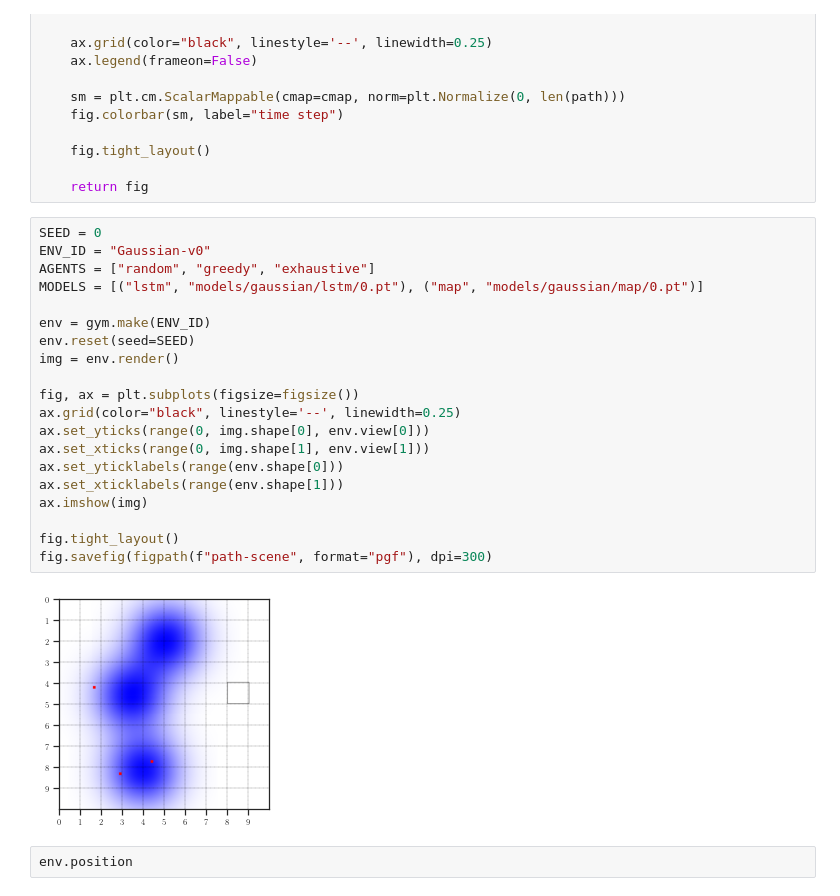
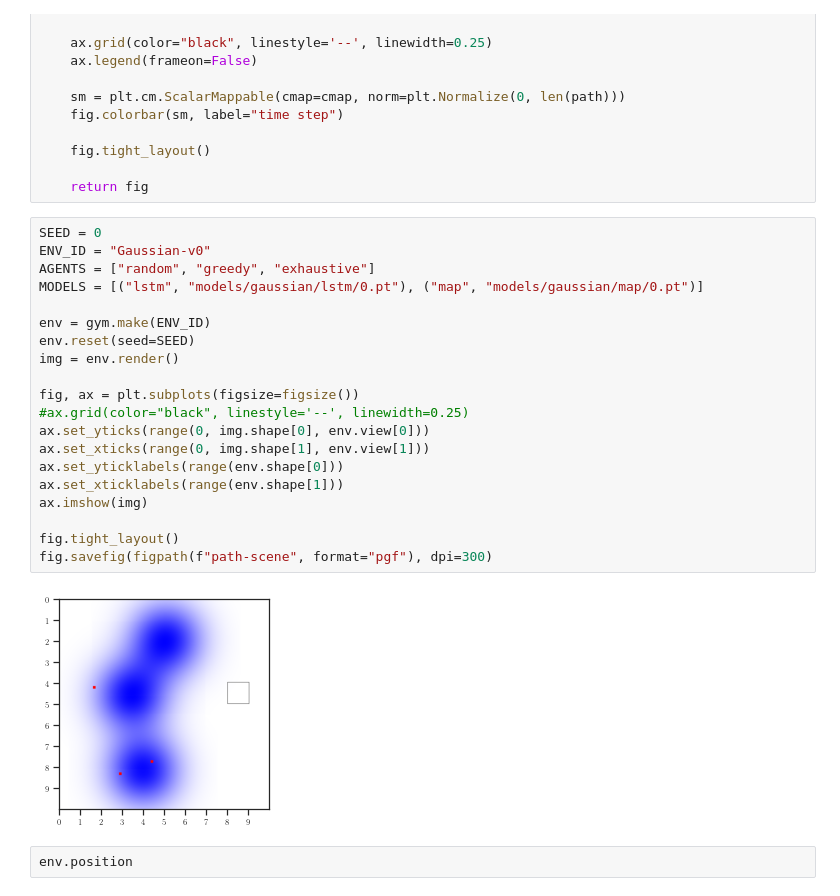
Before and after one commit to fumlig/visualsearch, a Jupyter notebook: plot.ipynb, the cells around one changed output. Cells and saved outputs as stored; diff of their text form.

```diff
--- a/plot.ipynb
+++ b/plot.ipynb
@@ -200,25 +204,25 @@ def plot_path(env_id, agent=None, model=None, device=None, seed=None, xlabel="$p
 # %%
 SEED = 0
 ENV_ID = "Gaussian-v0"
 AGENTS = ["random", "greedy", "exhaustive"]
 MODELS = [("lstm", "models/gaussian/lstm/0.pt"), ("map", "models/gaussian/map/0.pt")]
 
 env = gym.make(ENV_ID)
 env.reset(seed=SEED)
 img = env.render()
 
 fig, ax = plt.subplots(figsize=figsize())
-ax.grid(color="black", linestyle='--', linewidth=0.25)
+#ax.grid(color="black", linestyle='--', linewidth=0.25)
 ax.set_yticks(range(0, img.shape[0], env.view[0]))
 ax.set_xticks(range(0, img.shape[1], env.view[1]))
 ax.set_yticklabels(range(env.shape[0]))
 ax.set_xticklabels(range(env.shape[1]))
 ax.imshow(img)
 
 fig.tight_layout()
 fig.savefig(figpath(f"path-scene", format="pgf"), dpi=300)
 # %% [output]
-[figure, old version]
+[figure, new version]
 # %%
 env.position
 # %% [output]
```
Also changed, not shown: parts of 4 cells of this notebook, 42 other files.
